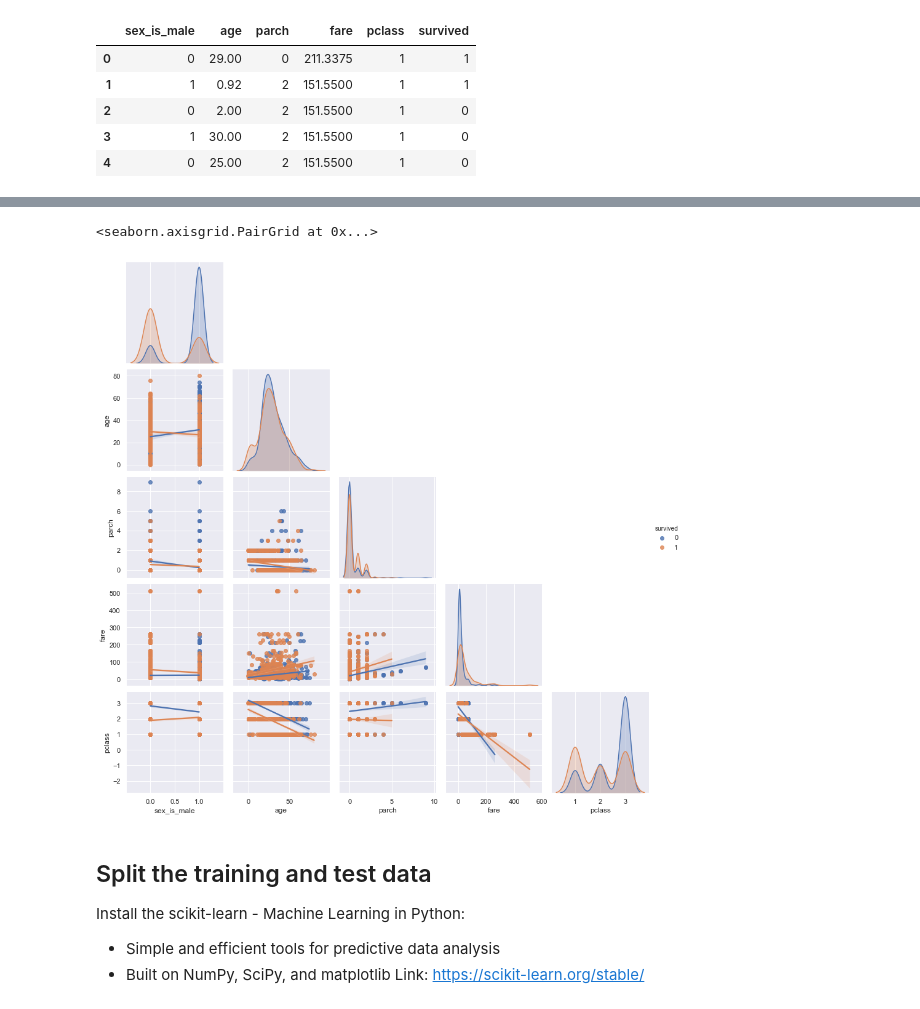
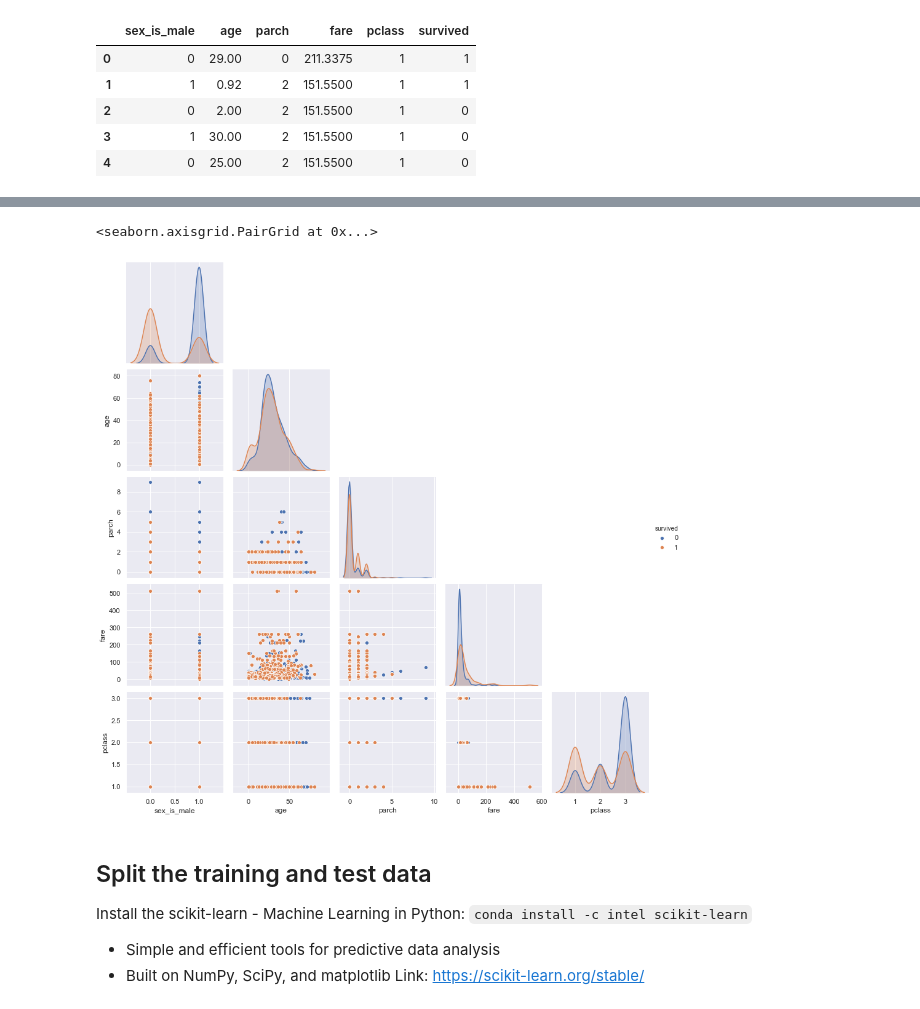
Before and after one commit to antoinedme/titanic-dataset-ml, a Jupyter notebook: Titanic-MachineLearning.ipynb, the cells around one changed output, grey strips where cells are left out. Saved outputs shown, nothing was run; the diff lists cells and outputs as text; code cells hidden in the pictures.

Commit message:
Getting everything ready to start with scikit-learn

````diff
--- a/Titanic-MachineLearning.ipynb
+++ b/Titanic-MachineLearning.ipynb
@@ -153,15 +165,16 @@ exploratory.head()
 # %%
 # Draw scatterplots for joint relationships and histograms for univariate distributions:
 # different levels of a categorical variable by the color of plot elements
 sns.set(style="darkgrid")
-sns.pairplot(exploratory, dropna=True, hue="survived", corner=True, kind="reg")
+sns.pairplot(exploratory, dropna=True, hue="survived", corner=True)
+#sns.pairplot(exploratory, dropna=True, hue="survived", corner=True, kind="reg")
 # %% [output]
 <seaborn.axisgrid.PairGrid at 0x...>
-[figure, old version]
+[figure, new version]
 # %% [markdown]
 ## Split the training and test data
 
-Install the scikit-learn - Machine Learning in Python:
+Install the scikit-learn - Machine Learning in Python: ```conda install -c intel scikit-learn```
 - Simple and efficient tools for predictive data analysis
 - Built on NumPy, SciPy, and matplotlib
 Link: https://scikit-learn.org/stable/
````
Also changed, not shown: parts of 7 cells of this notebook.
